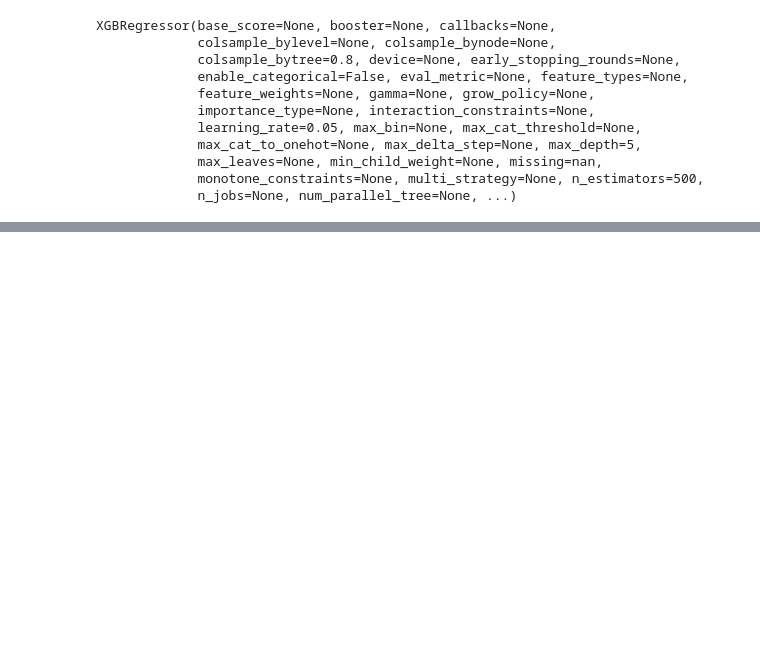
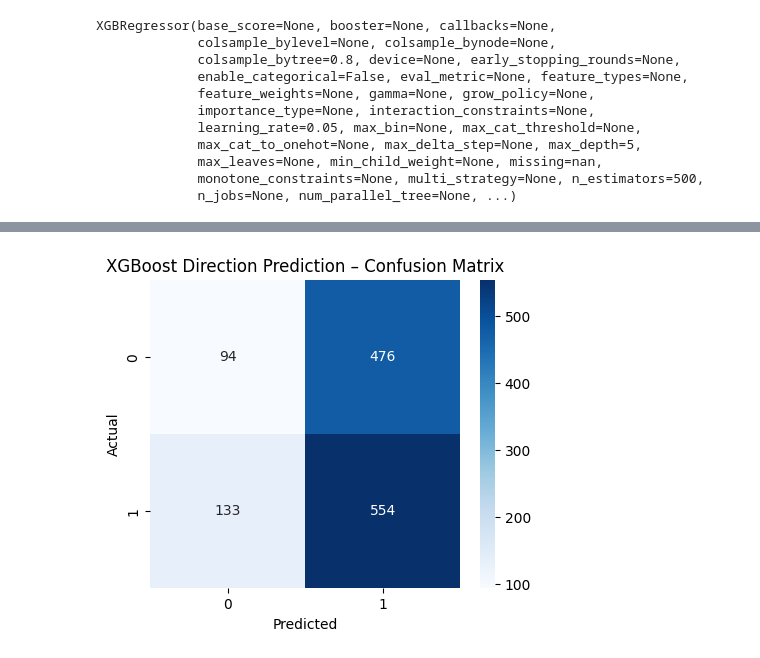
Before and after one commit to hetanshipatel/real-time-stock-price-prediction, a Jupyter notebook: notebooks/01_stock_price_prediction_pipeline.ipynb, the cells around one changed output, grey strips where cells are left out. Drawn from its saved outputs; the diff is of its cells as text; code cells hidden in the pictures; blank space fills up the shorter version.

Commit message:
Add XGBoost classifier for directional stock movement prediction

```diff
--- a/notebooks/01_stock_price_prediction_pipeline.ipynb
+++ b/notebooks/01_stock_price_prediction_pipeline.ipynb
@@ -423,0 +424,23 @@ XGBoost R² Score: -0.413
+# %%
+from xgboost import XGBClassifier
+from sklearn.metrics import accuracy_score, classification_report
+
+xgb_clf = XGBClassifier(
+    n_estimators=300,
+    learning_rate=0.05,
+    max_depth=5,
+    subsample=0.8,
+    colsample_bytree=0.8,
+    objective="binary:logistic",
+    eval_metric="logloss",
+    random_state=42
+)
+
+xgb_clf.fit(X_train, y_train)
+
+y_pred_xgb_cls = xgb_clf.predict(X_test)
+
+accuracy = accuracy_score(y_test, y_pred_xgb_cls)
+print(f"Accuracy: {accuracy:.3f}\n")
+
+print(classification_report(y_test, y_pred_xgb_cls))
@@ -423,0 +458,15 @@ XGBoost R² Score: -0.413
+# %%
+from sklearn.metrics import confusion_matrix
+import matplotlib.pyplot as plt
+import seaborn as sns
+
+cm = confusion_matrix(y_test, y_pred_xgb_cls)
+
+plt.figure(figsize=(5,4))
+sns.heatmap(cm, annot=True, fmt="d", cmap="Blues")
+plt.title("XGBoost Direction Prediction – Confusion Matrix")
+plt.xlabel("Predicted")
+plt.ylabel("Actual")
+plt.show()
+# %% [output]
+[figure, added]
```
Also changed, not shown: parts of 11 cells of this notebook.
